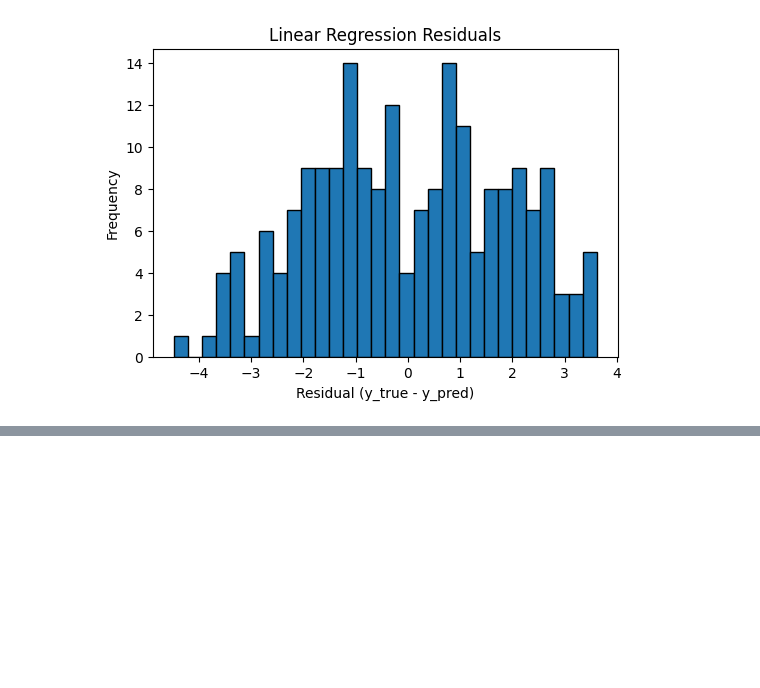
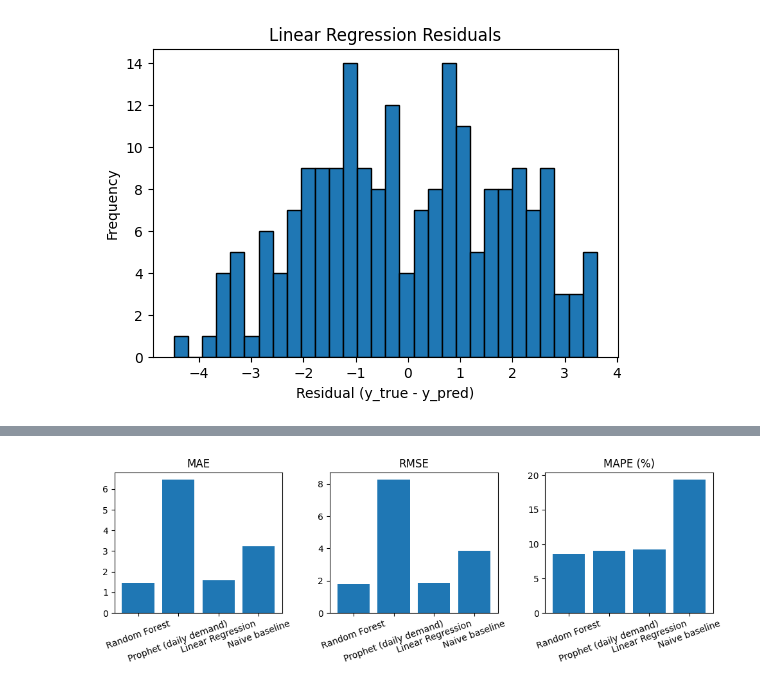
Before and after one commit to mirunadumitru/auction-bids-prediction, a Jupyter notebook: newProject/notebooks/01_eda_and_models.ipynb, the cells around one changed output, grey strips where cells are left out. Drawn from its saved outputs; the diff is of its cells as text; code cells hidden in the pictures; blank space fills up the shorter version.

```diff
--- a/newProject/notebooks/01_eda_and_models.ipynb
+++ b/newProject/notebooks/01_eda_and_models.ipynb
@@ -182,0 +394,80 @@ plt.show()
+# %%
+import numpy as np
+import pandas as pd
+import matplotlib.pyplot as plt
+import os
+from sklearn.metrics import mean_absolute_error, mean_squared_error
+
+os.makedirs("reports/figs", exist_ok=True)
+
+def mape(y_true, y_pred):
+    y_true = np.asarray(y_true, dtype=float)
+    y_pred = np.asarray(y_pred, dtype=float)
+    mask = y_true != 0
+    return float(np.mean(np.abs((y_true[mask] - y_pred[mask]) / y_true[mask])) * 100)
+
+rows = []
+rows.append({
+    "Model": "Naive baseline",
+    "MAE": mean_absolute_error(y_test, y_pred_base),
+    "RMSE": mean_squared_error(y_test, y_pred_base)**0.5,
+    "MAPE": mape(y_test, y_pred_base),
+})
+rows.append({
+    "Model": "Linear Regression",
+    "MAE": mean_absolute_error(y_test, y_pred_lin),
+    "RMSE": mean_squared_error(y_test, y_pred_lin)**0.5,
+    "MAPE": mape(y_test, y_pred_lin),
+})
+rows.append({
+    "Model": "Random Forest",
+    "MAE": mean_absolute_error(y_test, y_pred_rf),
+    "RMSE": mean_squared_error(y_test, y_pred_rf)**0.5,
+    "MAPE": mape(y_test, y_pred_rf),
+})
+
+try:
+    rows.append({
+        "Model": "Prophet (daily demand)",
+        "MAE": mae, "RMSE": rmse, "MAPE": mape_val
+    })
+except NameError:
+    pass
+
+metrics_df = pd.DataFrame(rows).sort_values("MAPE").reset_index(drop=True)
+
+metrics_df.to_csv("reports/metrics.csv", index=False)
+
+display(metrics_df.style.format({"MAE":"{:.2f}","RMSE":"{:.2f}","MAPE":"{:.2f}%"}))
+
+plt.figure(figsize=(10,3.5))
+plt.subplot(1,3,1)
+plt.bar(metrics_df["Model"], metrics_df["MAE"])
+plt.title("MAE"); plt.xticks(rotation=20)
+
+plt.subplot(1,3,2)
+plt.bar(metrics_df["Model"], metrics_df["RMSE"])
+plt.title("RMSE"); plt.xticks(rotation=20)
+
+plt.subplot(1,3,3)
+plt.bar(metrics_df["Model"], metrics_df["MAPE"])
+plt.title("MAPE (%)"); plt.xticks(rotation=20)
+
+plt.tight_layout()
+plt.savefig("reports/figs/metrics_bars.png", dpi=300)
+plt.show()
+
+def scatter_ap(y_true, y_pred, title, fname):
+    plt.figure(figsize=(5,5))
+    plt.scatter(y_true, y_pred, alpha=0.6)
+    lo, hi = float(min(y_true.min(), y_pred.min())), float(max(y_true.max(), y_pred.max()))
+    plt.plot([lo, hi], [lo, hi], 'r--')
+    plt.xlabel("Actual"); plt.ylabel("Predicted"); plt.title(title)
+    plt.tight_layout()
+    plt.savefig(fname, dpi=300)
+    plt.show()
+
+scatter_ap(y_test, y_pred_base, "Naive Baseline: Actual vs Predicted", "reports/figs/scatter_baseline.png")
+scatter_ap(y_test, y_pred_lin, "Linear Regression: Actual vs Predicted", "reports/figs/scatter_linear.png")
+scatter_ap(y_test, y_pred_rf, "Random Forest: Actual vs Predicted", "reports/figs/scatter_rf.png")
+# %% [output]
@@ -182,0 +479 @@ plt.show()
+[figure, added]
```
Also changed, not shown: parts of 15 cells of this notebook.
